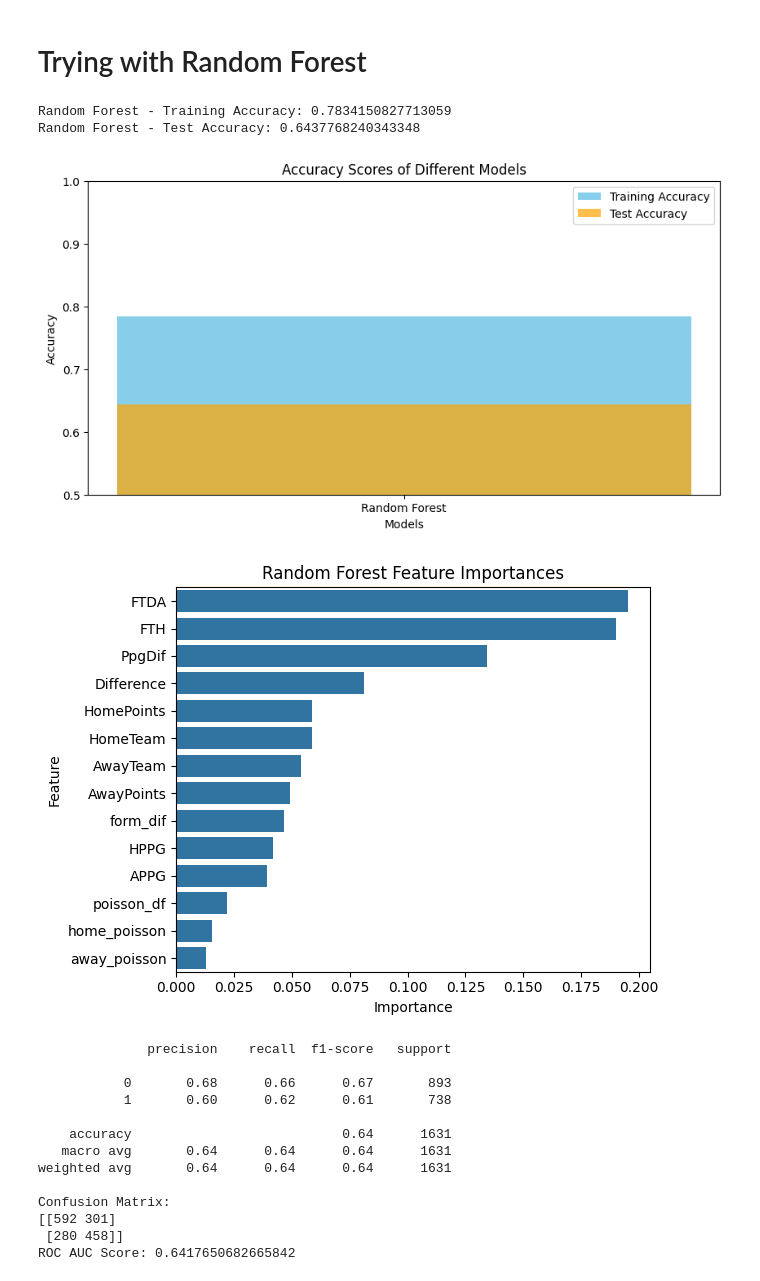
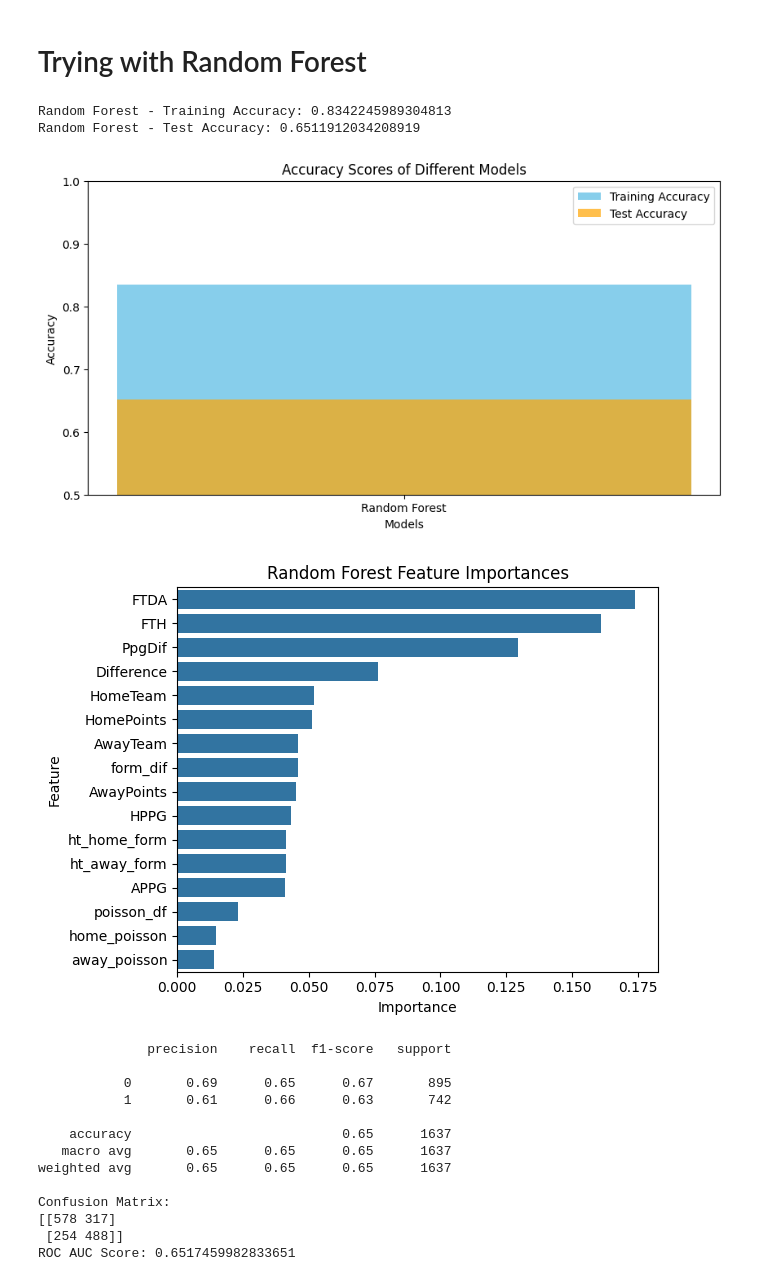
Before and after one commit to musayevf/football_prediction_model, a Jupyter notebook: football_prediction_model.ipynb, the cells around one changed output. Saved outputs shown, nothing was run; the diff lists cells and outputs as text; code cells hidden in the pictures.

Commit message:
added half time goals to the model

```diff
--- a/football_prediction_model.ipynb
+++ b/football_prediction_model.ipynb
@@ -21,7 +21,7 @@ directory = 'C:/Users/99451/Desktop/MODEL/eng_prem'
 dfs = []
 
 # Define the columns you want to extract from each CSV file
-columns_to_keep = ['Date', 'HomeTeam', 'AwayTeam', 'FTHG', 'FTAG', 'FTR', 'HST', 'AST', 'B365H', 'B365D', 'B365A']
+columns_to_keep = ['Date', 'HomeTeam', 'AwayTeam', 'FTHG', 'FTAG', 'HTHG', 'HTAG', 'FTR', 'HST', 'AST', 'B365H', 'B365D', 'B365A']
 
 for filename in os.listdir(directory):
     if filename.endswith('.csv'):
@@ -59,6 +59,16 @@ df['FTHGC'] = df.groupby('HomeTeam')['FTAG'].transform(lambda x: x.rolling(5, mi
 
 df['FTAGS'] = df.groupby('AwayTeam')['FTAG'].transform(lambda x: x.rolling(5, min_periods=1).mean().shift(1))
 df['FTAGC'] = df.groupby('AwayTeam')['FTHG'].transform(lambda x: x.rolling(5, min_periods=1).mean().shift(1))
+
+#Calculating scored and conceded goals for halftime
+df['HTHGS'] = df.groupby('HomeTeam')['HTHG'].transform(lambda x: x.rolling(5, min_periods=1).mean().shift(1))
+df['HTHGC'] = df.groupby('HomeTeam')['HTAG'].transform(lambda x: x.rolling(5, min_periods=1).mean().shift(1))
+
+df['HTAGS'] = df.groupby('AwayTeam')['HTAG'].transform(lambda x: x.rolling(5, min_periods=1).mean().shift(1))
+df['HTAGC'] = df.groupby('AwayTeam')['HTHG'].transform(lambda x: x.rolling(5, min_periods=1).mean().shift(1))
+
+df['ht_home_form'] = df['HTHGS'] - df['HTHGC']
+df['ht_away_form'] = df['HTAGS'] - df['HTAGC']
 
 #Calculating shots on target for home/away
 df['HSTS'] = df.groupby('HomeTeam')['HST'].transform(lambda x: x.rolling(5, min_periods=1).mean().shift(1))
@@ -111,7 +121,8 @@ df['form_dif'] = df['HPPG'] - df['APPG']
 df.drop(['Date', 'FTHG', 'FTAG', 'B365H', 'B365D', 'B365A', 'HPTS', 'APTS', 'FTHGS', 'FTHGC', 'FTAGS', 'FTAGC',
             'FTD', 'FTA', 'league_home_goals', 'league_away_goals', 'home_attack', 'home_defence',
             'away_attack', 'away_defence', 'home_xg', 'away_xg', 'xg_dif', 'home_shot_adv', 'away_shot_adv',
-            'HST', 'AST', 'HSTS', 'HSTC', 'ASTS', 'ASTC'], axis = 1, inplace = True)
+            'HST', 'AST', 'HSTS', 'HSTC', 'ASTS', 'ASTC', 'HTHG', 'HTAG',
+            'HTHGS', 'HTHGC', 'HTAGS', 'HTAGC'], axis = 1, inplace = True)
 
 
 
@@ -230,7 +241,8 @@ y = df['FTRT']  # Target variable
 X_train, X_test, y_train, y_test = train_test_split(X, y, test_size = 0.2, random_state=42)
 
 # Random Forest
-rf_model = BalancedRandomForestClassifier(n_estimators=200, max_depth=20, min_samples_split=10, min_samples_leaf=10, random_state=42)
+rf_model = BalancedRandomForestClassifier(n_estimators=200, max_depth=20, min_samples_split=10, min_samples_leaf=10, random_state=42,
+                                          sampling_strategy = 'all', replacement = True, bootstrap = False)
 
 # Train models
 rf_model.fit(X_train, y_train)
@@ -257,50 +269,50 @@ plt.figure(figsize=(10, 5))
 plt.bar(models, train_accuracies, color='skyblue', label='Training Accuracy')
 plt.bar(models, test_accuracies, color='orange', alpha=0.7, label='Test Accuracy')
 plt.title('Accuracy Scores of Different Models')
 plt.xlabel('Models')
 plt.ylabel('Accuracy')
 plt.ylim(0.5, 1)
 plt.legend()
 plt.show()
 
 # Visualize feature importances
 rf_feature_importances_df = pd.DataFrame({'Feature': X.columns, 'Importance': rf_feature_importances})
 
 sns.barplot(x='Importance', y='Feature', data=rf_feature_importances_df.sort_values(by='Importance', ascending=False))
 plt.title('Random Forest Feature Importances')
 
 plt.tight_layout()
 plt.show()
 
 # Print classification report
 print(classification_report(y_test, rf_test_preds))
 
 # Calculate and print confusion matrix
 conf_matrix = confusion_matrix(y_test, rf_test_preds)
 print("Confusion Matrix:")
 print(conf_matrix)
 
 # Calculate ROC AUC score
 roc_auc = roc_auc_score(y_test, rf_test_preds)
 print("ROC AUC Score:", roc_auc)
 # %% [output]
-Random Forest - Training Accuracy: 0.7834150827713059
-Random Forest - Test Accuracy: 0.6437768240343348
+Random Forest - Training Accuracy: 0.8342245989304813
+Random Forest - Test Accuracy: 0.6511912034208919
-[figure, old version]
+[figure, new version]
-[figure, old version]
+[figure, new version]
               precision    recall  f1-score   support
 
-           0       0.68      0.66      0.67       893
-           1       0.60      0.62      0.61       738
+           0       0.69      0.65      0.67       895
+           1       0.61      0.66      0.63       742
 
-    accuracy                           0.64      1631
-   macro avg       0.64      0.64      0.64      1631
-weighted avg       0.64      0.64      0.64      1631
+    accuracy                           0.65      1637
+   macro avg       0.65      0.65      0.65      1637
+weighted avg       0.65      0.65      0.65      1637
 
 Confusion Matrix:
-[[592 301]
- [280 458]]
-ROC AUC Score: 0.6417650682665842
+[[578 317]
+ [254 488]]
+ROC AUC Score: 0.6517459982833651
 # %%
 from sklearn.linear_model import LogisticRegression
 from sklearn.ensemble import RandomForestClassifier, GradientBoostingClassifier
```
Also changed, not shown: parts of 6 cells of this notebook.
